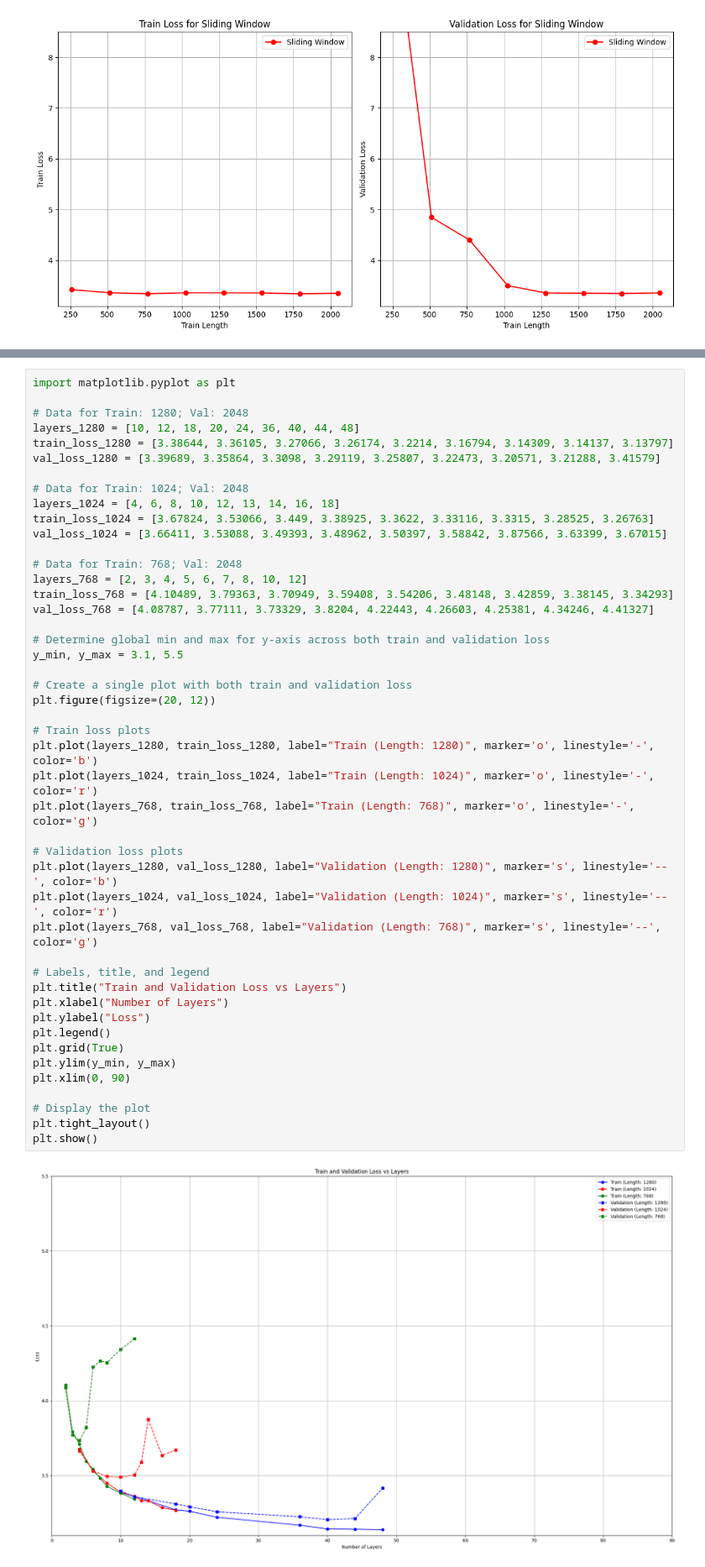
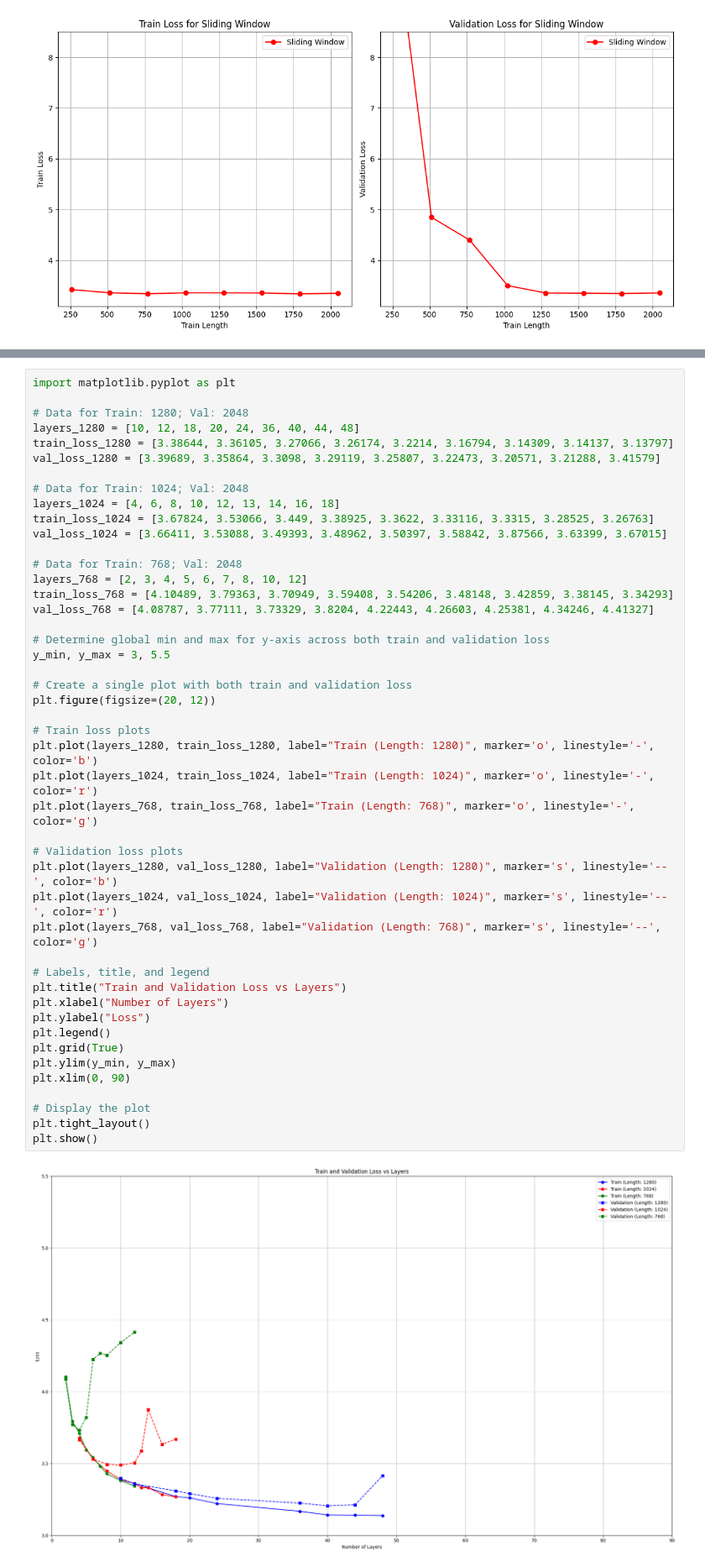
Before and after one commit to Fzkuji/better-nanoGPT, a Jupyter notebook: notebooks/visualization_loss-depth_window_trainsize.ipynb, the cells around one changed output, grey strips where cells are left out. Shown: that part at 84% size. Drawn from its saved outputs; the diff is of its cells as text.

```diff
--- a/notebooks/visualization_loss-depth_window_trainsize.ipynb
+++ b/notebooks/visualization_loss-depth_window_trainsize.ipynb
@@ -302,35 +310,35 @@ train_loss_768 = [4.10489, 3.79363, 3.70949, 3.59408, 3.54206, 3.48148, 3.42859,
 val_loss_768 = [4.08787, 3.77111, 3.73329, 3.8204, 4.22443, 4.26603, 4.25381, 4.34246, 4.41327]
 
 # Determine global min and max for y-axis across both train and validation loss
-y_min, y_max = 3.1, 5.5
+y_min, y_max = 3, 5.5
 
 # Create a single plot with both train and validation loss
 plt.figure(figsize=(20, 12))
 
 # Train loss plots
 plt.plot(layers_1280, train_loss_1280, label="Train (Length: 1280)", marker='o', linestyle='-', color='b')
 plt.plot(layers_1024, train_loss_1024, label="Train (Length: 1024)", marker='o', linestyle='-', color='r')
 plt.plot(layers_768, train_loss_768, label="Train (Length: 768)", marker='o', linestyle='-', color='g')
 
 # Validation loss plots
 plt.plot(layers_1280, val_loss_1280, label="Validation (Length: 1280)", marker='s', linestyle='--', color='b')
 plt.plot(layers_1024, val_loss_1024, label="Validation (Length: 1024)", marker='s', linestyle='--', color='r')
 plt.plot(layers_768, val_loss_768, label="Validation (Length: 768)", marker='s', linestyle='--', color='g')
 
 # Labels, title, and legend
 plt.title("Train and Validation Loss vs Layers")
 plt.xlabel("Number of Layers")
 plt.ylabel("Loss")
 plt.legend()
 plt.grid(True)
 plt.ylim(y_min, y_max)
 plt.xlim(0, 90)
 
 # Display the plot
 plt.tight_layout()
 plt.show()
 # %% [output]
-[figure, old version]
+[figure, new version]
 # %%
 import matplotlib.pyplot as plt
 
```
Also changed, not shown: parts of 4 cells of this notebook, 2 other files.
